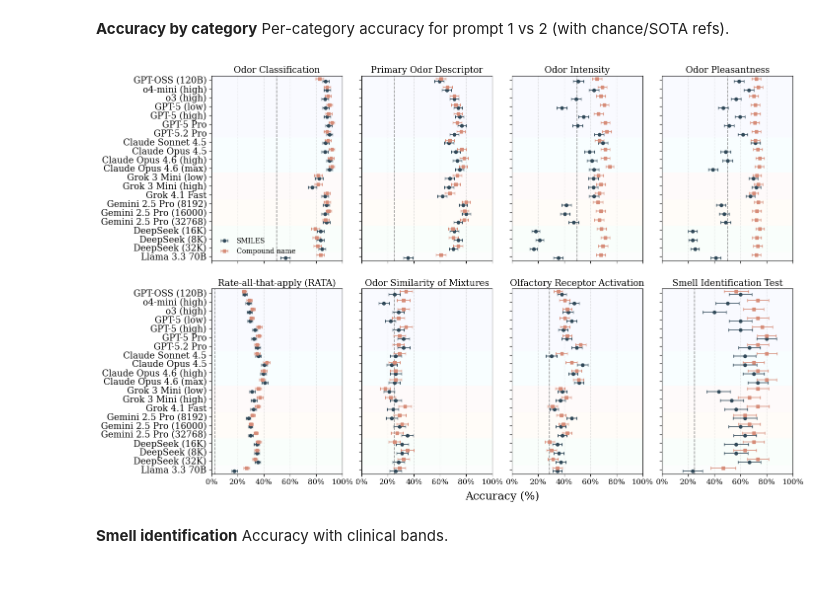
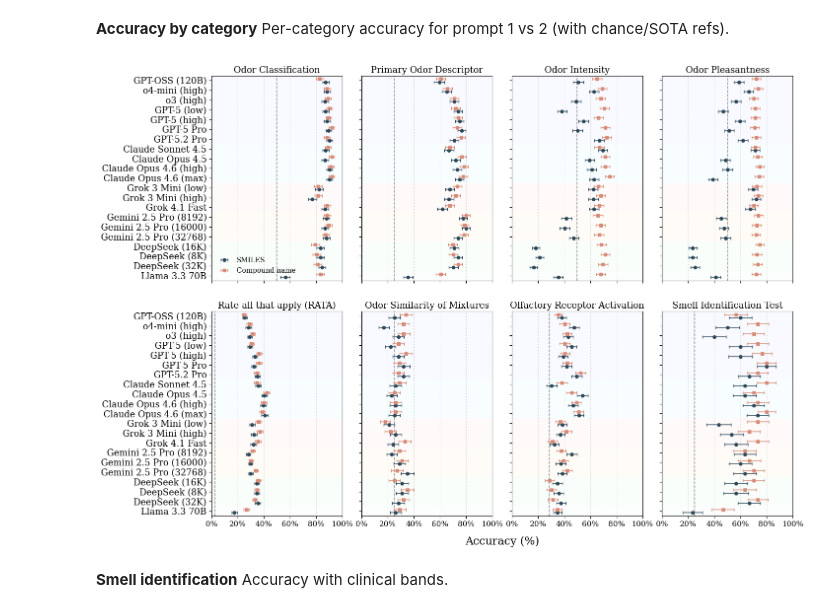
Before and after one commit to Satarifard/Olfactory-Perception-Benchmark, a Jupyter notebook: Analysis/Analysis.ipynb, the cells around one changed output. Cells and saved outputs as stored; diff of their text form; code cells hidden in the pictures; blank space fills up the shorter version.

```diff
--- a/Analysis/Analysis.ipynb
+++ b/Analysis/Analysis.ipynb
@@ -917,7 +917,7 @@ plt.rcParams.update({
     "axes.labelsize": 12,
 })
 
-fig, axes = plt.subplots(2, 4, figsize=(19, 9.5), sharex=True, sharey=False)
+fig, axes = plt.subplots(2, 4, figsize=(19, 10.5), sharex=True, sharey=False)
 axes = axes.ravel()
 
 color_p1 = "#2F4858"  # SMILES color
@@ -972,34 +972,34 @@ for i, ax in enumerate(axes):
     # Chance + SOTA
     chance = CHANCE_BY_CAT.get(cat, DEFAULT_CHANCE)
     if chance is None or (isinstance(chance, float) and np.isnan(chance)):
         chance = DEFAULT_CHANCE
     ax.axvline(chance, color=chance_color, linestyle="--", linewidth=1.1, zorder=2)
 
 
     ax.set_xlim(0.0, 1.0)
     ax.xaxis.set_major_formatter(PercentFormatter(1.0))
     ax.tick_params(axis="x", labelsize=11)
     ax.xaxis.grid(True, linestyle=":", linewidth=0.8, alpha=0.6)
 
     ax.set_yticks(y)
     ax.set_yticklabels(labels, fontsize=13)
     if i % 4 != 0:
         ax.tick_params(axis="y", labelleft=False)
 
     ax.set_ylim(len(ordered) - 0.5, -0.5)
     ax.invert_yaxis()
     for spine in ["top", "right"]:
         ax.spines[spine].set_visible(True)
 
 # Legend (only once)
 axes[0].legend(loc="lower left", frameon=False, fontsize=10)
 
 fig.supxlabel("Accuracy (%)",x=0.67, y=0.02, fontsize=16)
 fig.subplots_adjust(left=0.36, right=0.98, top=0.93, bottom=0.08, wspace=0.15, hspace=0.15)
 fig.savefig("Figure_2b.svg", bbox_inches="tight")
 plt.show()
 # %% [output]
-[figure, old version]
+[figure, new version]
 # %% [markdown]
 **Smell identification**
 Accuracy with clinical bands.
```
Also changed, not shown: parts of 6 cells of this notebook, 9 other files.
